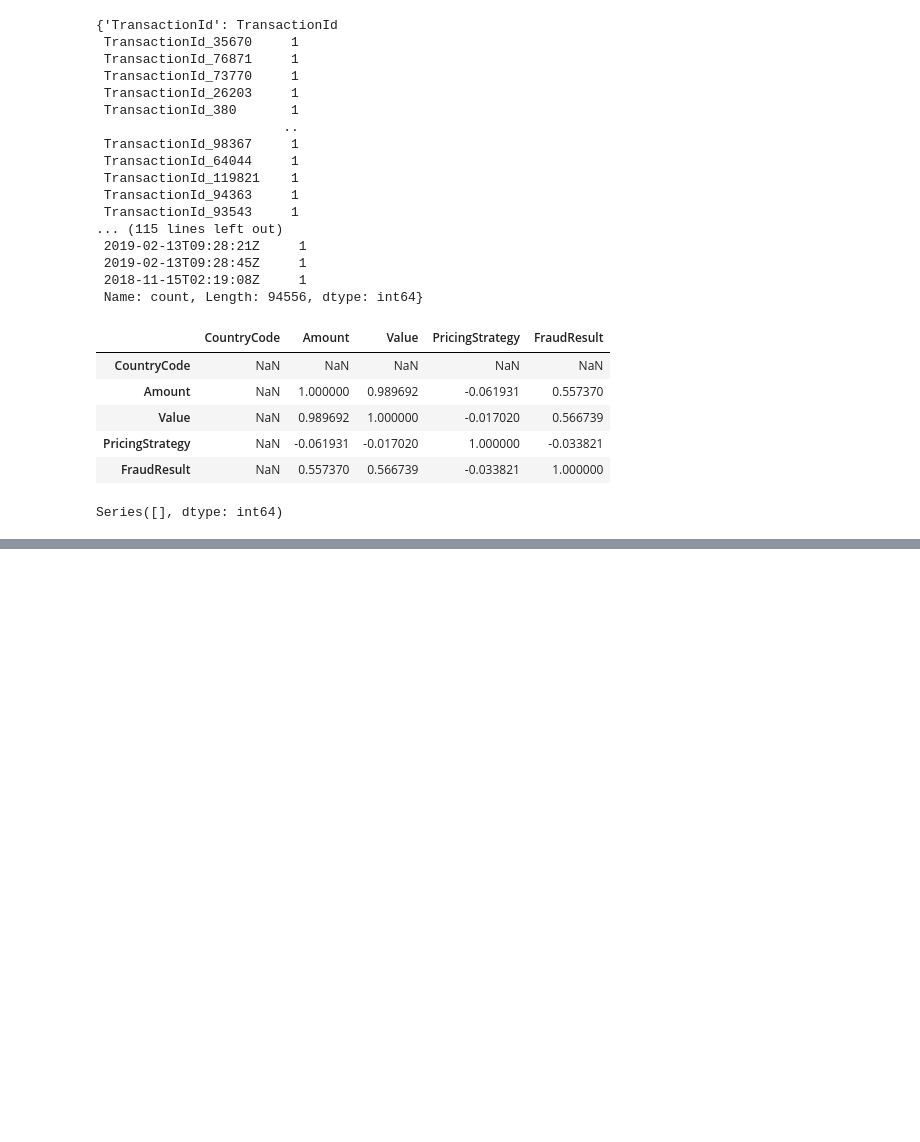
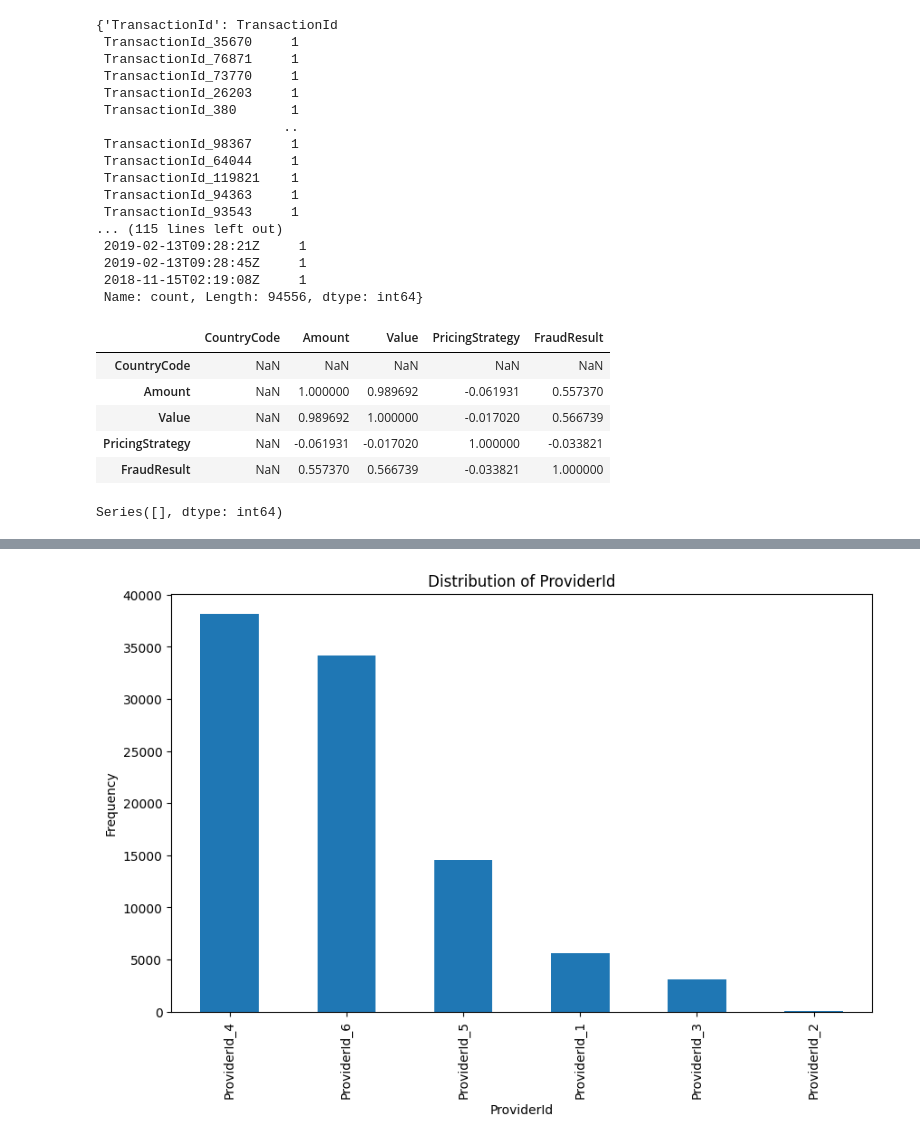
Before and after one commit to Tesfahun03/Credit-score-Modelling, a Jupyter notebook: notebooks/eda.ipynb, the cells around one changed output, grey strips where cells are left out. Cells and saved outputs as stored; diff of their text form; code cells hidden in the pictures; blank space fills up the shorter version.

```diff
--- a/notebooks/eda.ipynb
+++ b/notebooks/eda.ipynb
@@ -49,0 +79,4 @@ Series([], dtype: int64)
+# %%
+plot.plot_categorical_distribution('ProviderId')
+# %% [output]
+[figure, added]
```
Also changed, not shown: parts of 5 cells of this notebook, 1 other file.
